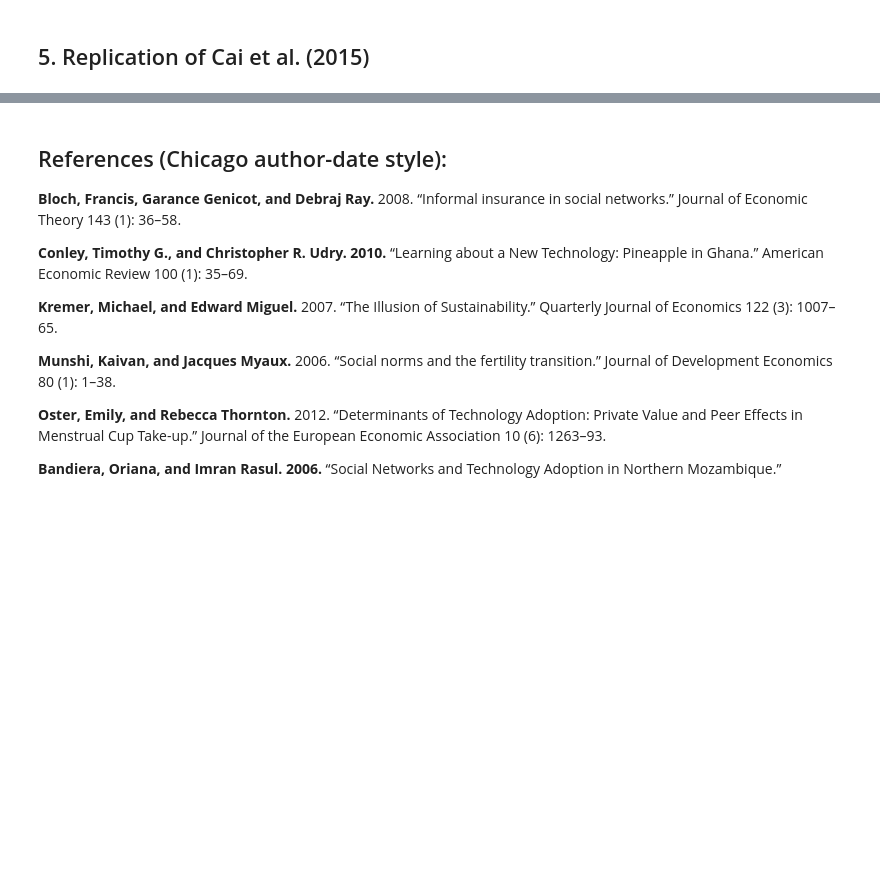
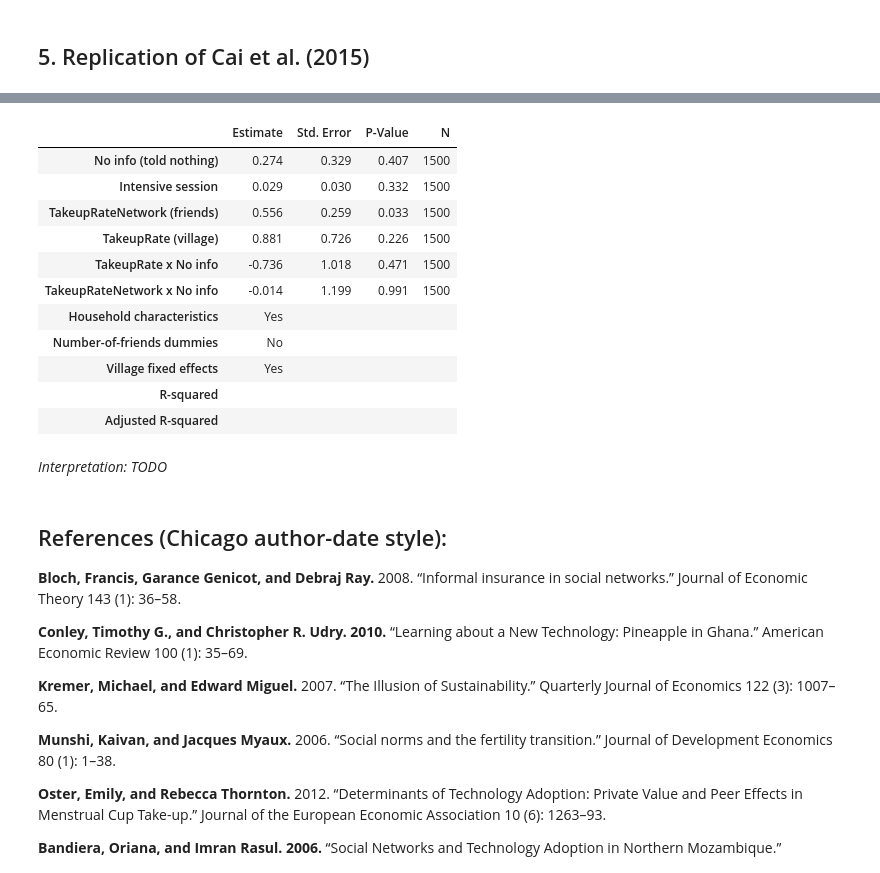
Before and after one commit to hn1802-uw/Social-Networks-and-the-Decision-to-Insure, a Jupyter notebook: project.ipynb, the cells around one changed output, grey strips where cells are left out. Cells and saved outputs as stored; diff of their text form; code cells hidden in the pictures; blank space fills up the shorter version.

Commit message:
Add replication of the paper regression models

```diff
--- a/project.ipynb
+++ b/project.ipynb
@@ -184,3 +398,21 @@ We use Two-Stages Least Squares (2SLS) here since our peer's take-up (`TakeupRat
+# %%
+fit_eq4 = eq4_info_iv_model(full)
+style_table(regression_table(fit_eq4))
+# %% [output]
+|  | Estimate | Std. Error | P-Value | N |
+| No info (told nothing) | 0.274 | 0.329 | 0.407 | 1500 |
+| Intensive session | 0.029 | 0.030 | 0.332 | 1500 |
+| TakeupRateNetwork (friends) | 0.556 | 0.259 | 0.033 | 1500 |
+| TakeupRate (village) | 0.881 | 0.726 | 0.226 | 1500 |
+| TakeupRate x No info | -0.736 | 1.018 | 0.471 | 1500 |
+| TakeupRateNetwork x No info | -0.014 | 1.199 | 0.991 | 1500 |
+| Household characteristics | Yes |  |  |  |
+| Number-of-friends dummies | No |  |  |  |
+| Village fixed effects | Yes |  |  |  |
+| R-squared |  |  |  |  |
+| Adjusted R-squared |  |  |  |  |
+# %% [markdown]
+*Interpretation: TODO*
 # %% [markdown]
 ## References (Chicago author-date style):
 
```
Also changed, not shown: parts of 23 cells of this notebook, 9 other files.
